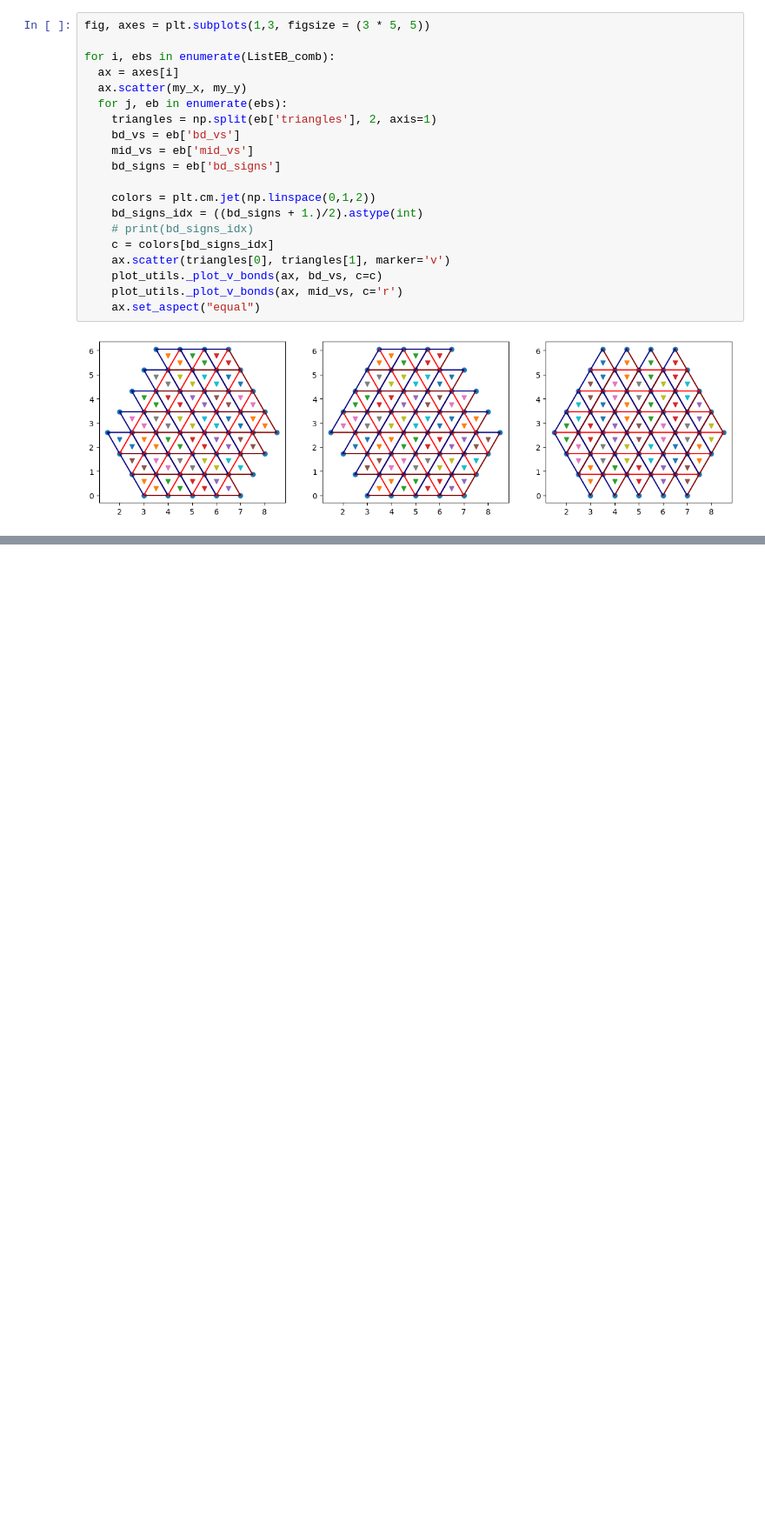
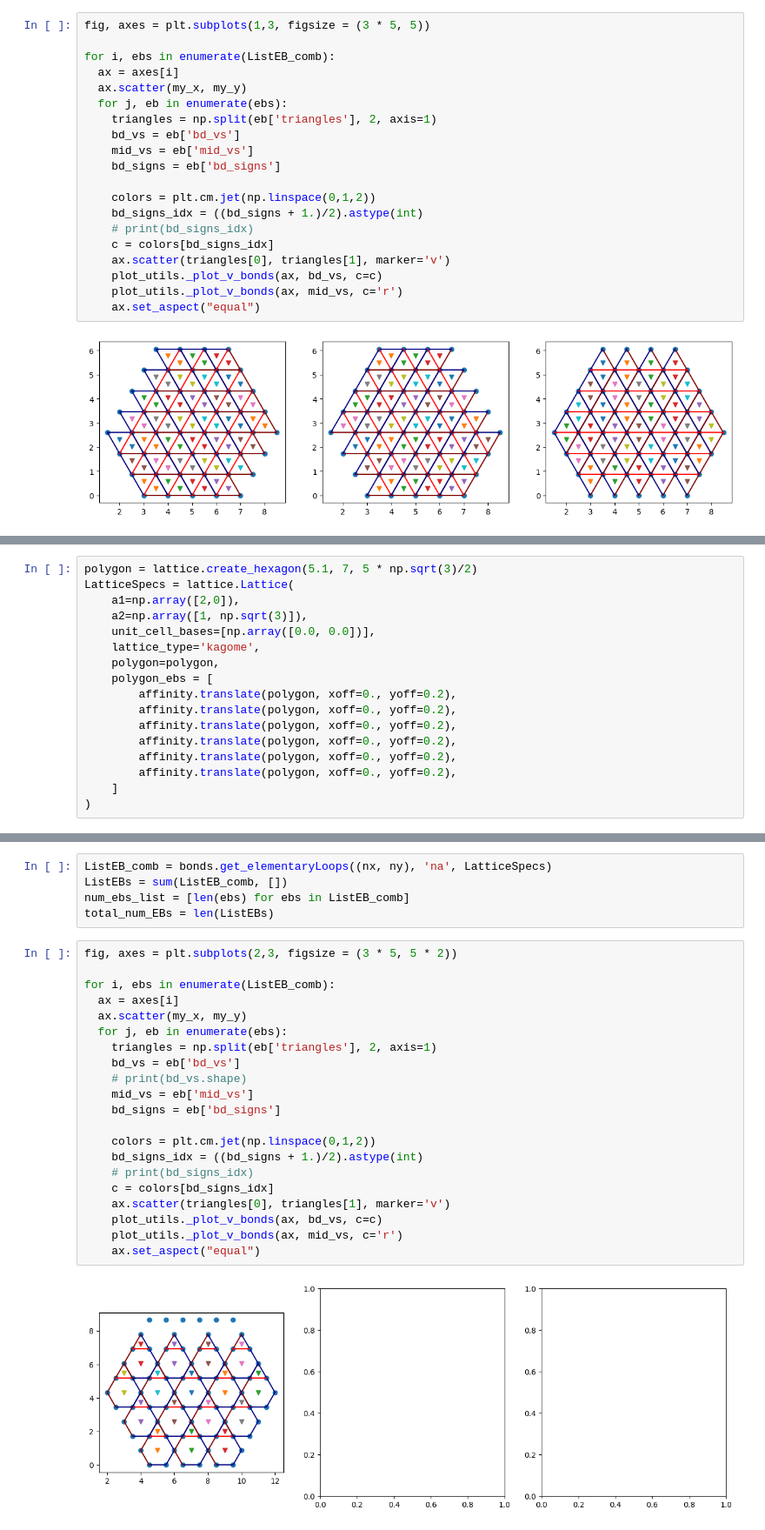
Before and after one commit to teng10/rydberg-vison, a Jupyter notebook: wip.ipynb, the cells around one changed output, grey strips where cells are left out. Shown: that part at 87% size. Drawn from its saved outputs; the diff is of its cells as text; blank space fills up the shorter version.

Commit message:
First elementary loop working

```diff
--- a/wip.ipynb
+++ b/wip.ipynb
@@ -211,0 +110,17 @@ for i, ebs in enumerate(ListEB_comb):
+# %%
+polygon = lattice.create_hexagon(5.1, 7, 5 * np.sqrt(3)/2)
+LatticeSpecs = lattice.Lattice(
+    a1=np.array([2,0]),
+    a2=np.array([1, np.sqrt(3)]),
+    unit_cell_bases=[np.array([0.0, 0.0])],
+    lattice_type='kagome',
+    polygon=polygon,
+    polygon_ebs = [
+        affinity.translate(polygon, xoff=0., yoff=0.2),
+        affinity.translate(polygon, xoff=0., yoff=0.2),
+        affinity.translate(polygon, xoff=0., yoff=0.2),
+        affinity.translate(polygon, xoff=0., yoff=0.2),
+        affinity.translate(polygon, xoff=0., yoff=0.2),
+        affinity.translate(polygon, xoff=0., yoff=0.2),
+    ]
+)
@@ -211,0 +185,28 @@ for i, ebs in enumerate(ListEB_comb):
+# %%
+ListEB_comb = bonds.get_elementaryLoops((nx, ny), 'na', LatticeSpecs)
+ListEBs = sum(ListEB_comb, [])
+num_ebs_list = [len(ebs) for ebs in ListEB_comb]
+total_num_EBs = len(ListEBs)
+# %%
+fig, axes = plt.subplots(2,3, figsize = (3 * 5, 5 * 2))
+
+for i, ebs in enumerate(ListEB_comb):
+  ax = axes[i]
+  ax.scatter(my_x, my_y)
+  for j, eb in enumerate(ebs):
+    triangles = np.split(eb['triangles'], 2, axis=1)
+    bd_vs = eb['bd_vs']
+    # print(bd_vs.shape)
+    mid_vs = eb['mid_vs']
+    bd_signs = eb['bd_signs']
+
+    colors = plt.cm.jet(np.linspace(0,1,2))
+    bd_signs_idx = ((bd_signs + 1.)/2).astype(int)
+    # print(bd_signs_idx)
+    c = colors[bd_signs_idx]
+    ax.scatter(triangles[0], triangles[1], marker='v')
+    plot_utils._plot_v_bonds(ax, bd_vs, c=c)
+    plot_utils._plot_v_bonds(ax, mid_vs, c='r')
+    ax.set_aspect("equal")
+# %% [output]
+[figure, added]
```
Also changed, not shown: parts of 22 cells of this notebook, 3 other files.
